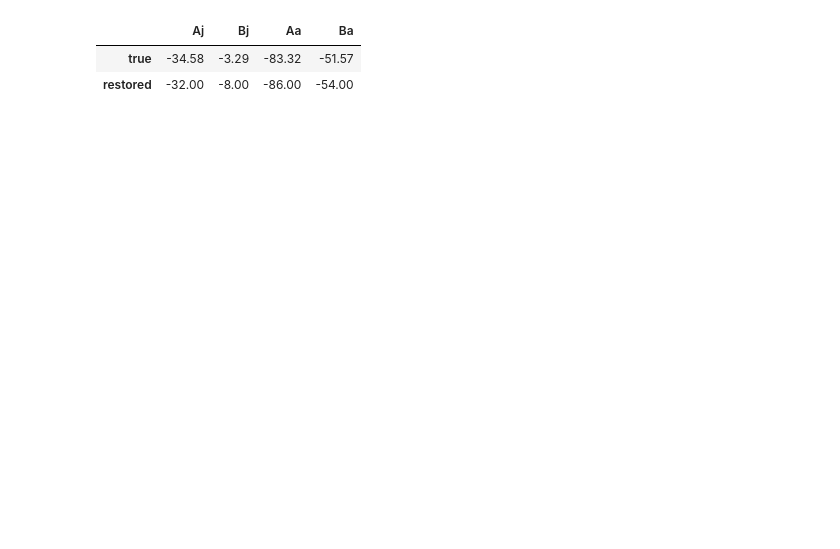
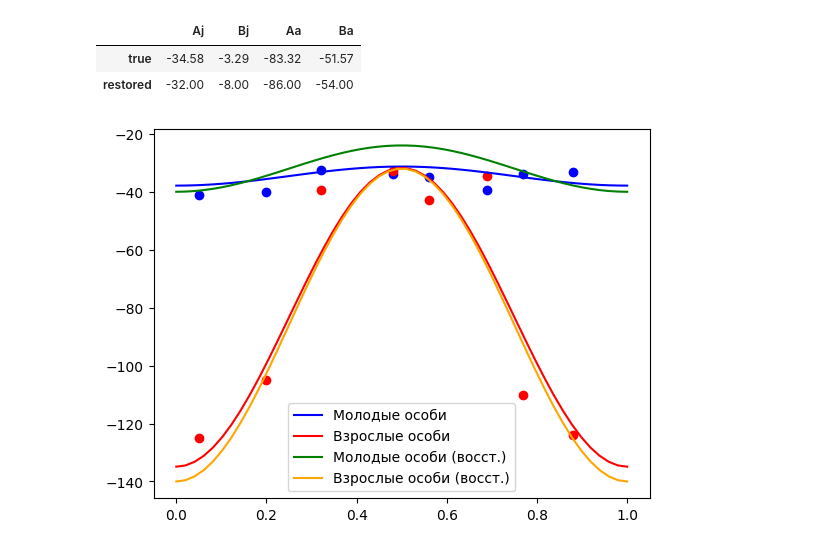
Before and after one commit to Recefi/predator-prey_model, a Jupyter notebook: report.ipynb, the cells around one changed output. Saved outputs shown, nothing was run; the diff lists cells and outputs as text; code cells hidden in the pictures; blank space fills up the shorter version.

```diff
--- a/report.ipynb
+++ b/report.ipynb
@@ -144,3 +143,9 @@ display(tmpData)
 |  | Aj | Bj | Aa | Ba |
 | true | -34.58 | -3.29 | -83.32 | -51.57 |
 | restored | -32.00 | -8.00 | -86.00 | -54.00 |
+# %%
+ax = gui.pointsCalanus_2()
+gui.compareStratSins(-34.58, -3.29, -83.32, -51.57, -32.0, -8.0, -86.0, -54.0, ax)
+plt.show()
+# %% [output]
+[figure, added]
```
Also changed, not shown: parts of 5 cells of this notebook, 9 other files.
